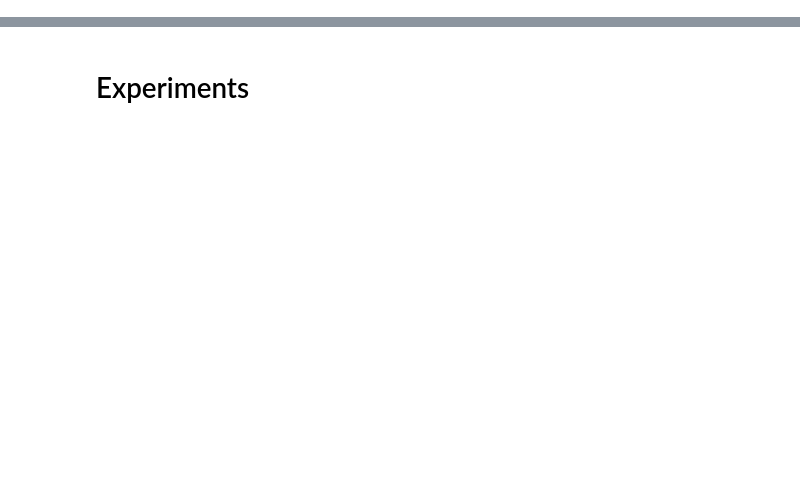
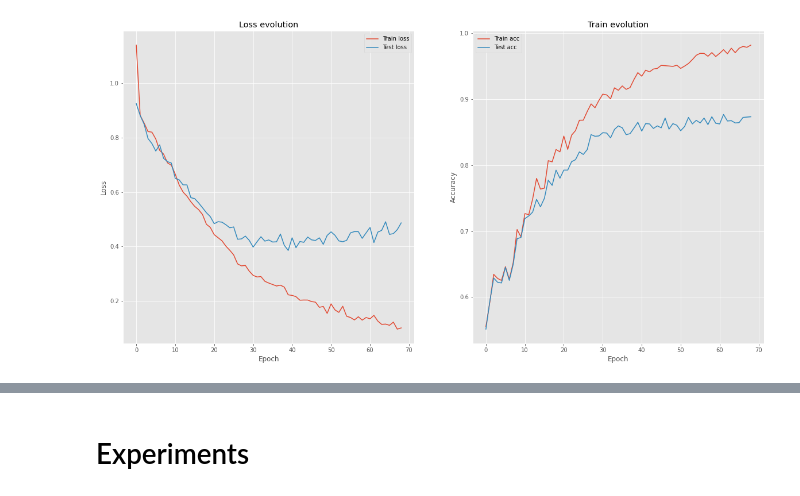
Before and after one commit to Lokixin/TFM_GNN, a Jupyter notebook: main.ipynb, the cells around one changed output, grey strips where cells are left out. Cells and saved outputs as stored; diff of their text form; code cells hidden in the pictures; blank space fills up the shorter version.

```diff
--- a/main.ipynb
+++ b/main.ipynb
@@ -57,25 +66,29 @@ MODE = "OFFLINE"
 
 if MODE == "OFFLINE":
 
-    NODE_INDEX_PATH = "C:/Projects/TFM/dataset/AD_MCI_HC_PSD/data.csv"
-    EDGE_INDEX_PATH = "C:/Projects/TFM/dataset/AD_MCI_HC_PEARSON/data.csv"
-
     node_indices = pd.read_csv(NODE_INDEX_PATH, index_col="Unnamed: 0")
     edge_indices = pd.read_csv(EDGE_INDEX_PATH, index_col="Unnamed: 0")
 
-    node_indices = node_indices.drop(node_indices[node_indices.label == "MCI"].index)
-    node_indices_hc = node_indices[node_indices.label == 'HC'].sample(frac=0.4)
+    #node_indices = node_indices.drop(node_indices[node_indices.label == "MCI"].index)
+    node_indices_hc = node_indices[node_indices.label == 'HC'].sample(frac=0.7)
     node_indices_ad = node_indices[node_indices.label == 'AD']
-    node_indices = pd.concat([node_indices_hc, node_indices_ad])
+    node_indices_mci = node_indices[node_indices.label == 'MCI'].sample(frac=0.8)
+    node_indices = pd.concat([node_indices_hc, node_indices_ad, node_indices_mci])
 
     node_train_indices, node_test_indices = train_test_split(node_indices, shuffle=True)
     edge_train_indices, edge_test_indices = edge_indices.iloc[node_train_indices.index], edge_indices.iloc[node_test_indices.index]
+
+    node_test_indices, node_val_indices = train_test_split(node_test_indices, shuffle=True)
+    edge_test_indices  = edge_indices.iloc[node_test_indices.index]
+    edge_val_indices = edge_indices.iloc[node_val_indices.index]
 
     builder = OfflineGeneric(th=None)
 
     train_dataset = OfflineDataset(node_train_indices, edge_train_indices, builder)
     test_dataset = OfflineDataset(node_test_indices, edge_test_indices, builder)
+    val_dataset = OfflineDataset(node_val_indices, edge_val_indices, builder)
 
+    print(len(train_dataset), len(test_dataset), len(val_dataset))
 if MODE == "ONLINE":
     indices = pd.read_csv(INDEX_PATH, index_col="Unnamed: 0")
     indices = indices.drop(indices[indices.label == "MCI"].index)
@@ -124,7 +130,8 @@ from entities.models.factory import ModelFactory
 from entities.models.modelsTypes import Model
 
 model_factory = ModelFactory()
-model = model_factory.create(Model.EEGCONVNETMINIV2)
+# Current best: super, 16 hidden dim, 32 output dim, 2 heads -> 91% test acc best epoch, 94% train best epoch
+model = model_factory.create(Model.EEGCONVNETMINIV2ATTN, attention_conv="transformer", nheads=2, hidden_dim=16, output_dim=32, nclasses=3)#, attention_conv="super", nheads=2, hidden_dim=16, output_dim=32)#, nheads=2, hidden_dim=16, output_dim=32, attention_conv="transformer", nclasses=2)
 model = model.double()
 # %%
 model
@@ -140,8 +149,8 @@ EEGConvNetMiniV2(
 )
 # %%
 criterion = torch.nn.CrossEntropyLoss()#weight=torch.tensor([3, 1], dtype=torch.float64))
-optimizer = torch.optim.Adam(model.parameters(), lr=0.1)
-scheduler = torch.optim.lr_scheduler.ReduceLROnPlateau(optimizer, 'min', verbose=True, patience=5, threshold=0.05, cooldown=2, factor=0.5, min_lr=1e-5)
+optimizer = torch.optim.Adam(model.parameters(), lr=0.001)
+scheduler = torch.optim.lr_scheduler.ReduceLROnPlateau(optimizer, 'min', verbose=True, patience=10, threshold=0.05, cooldown=0, factor=0.5, min_lr=1e-5)
 #scheduler = torch.optim.lr_scheduler.StepLR(optimizer, gamma=0.1, verbose=True)
 # %%
 from sklearn.metrics import roc_auc_score, balanced_accuracy_score
@@ -255,0 +281,23 @@ Epoch: 002, Train Acc: 0.7238, Test Acc: 0.7176
+# %%
+from matplotlib import pyplot as plt
+
+plt.style.use("ggplot")
+plt.figure(figsize=(20, 10))
+plt.subplot(121)
+plt.plot(loss_train_history, label="Train loss")
+plt.plot(loss_test_history, label="Test loss")
+plt.legend()
+plt.xlabel("Epoch")
+plt.ylabel("Loss")
+plt.title("Loss evolution")
+
+plt.subplot(122)
+plt.plot(train_accs, label="Train acc")
+plt.plot(test_accs, label="Test acc")
+plt.legend()
+plt.xlabel("Epoch")
+plt.ylabel("Accuracy")
+plt.title("Train evolution")
+plt.savefig(IMAGE_SAVE_PATH, transparent=True)
+# %% [output]
+[figure, added]
```
Also changed, not shown: parts of 18 cells of this notebook, 43 other files.
